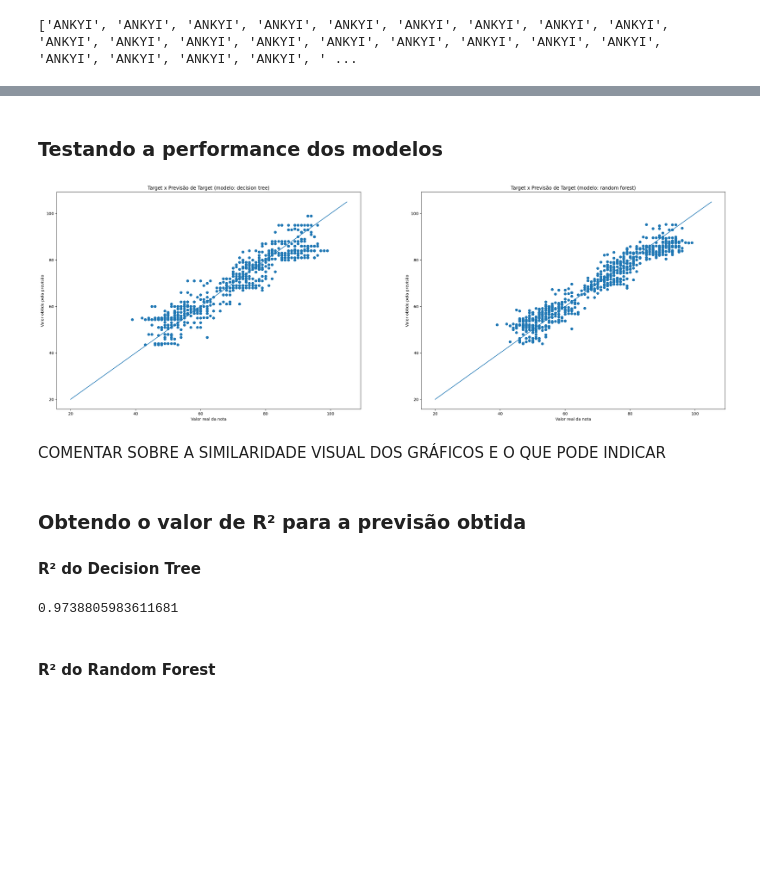
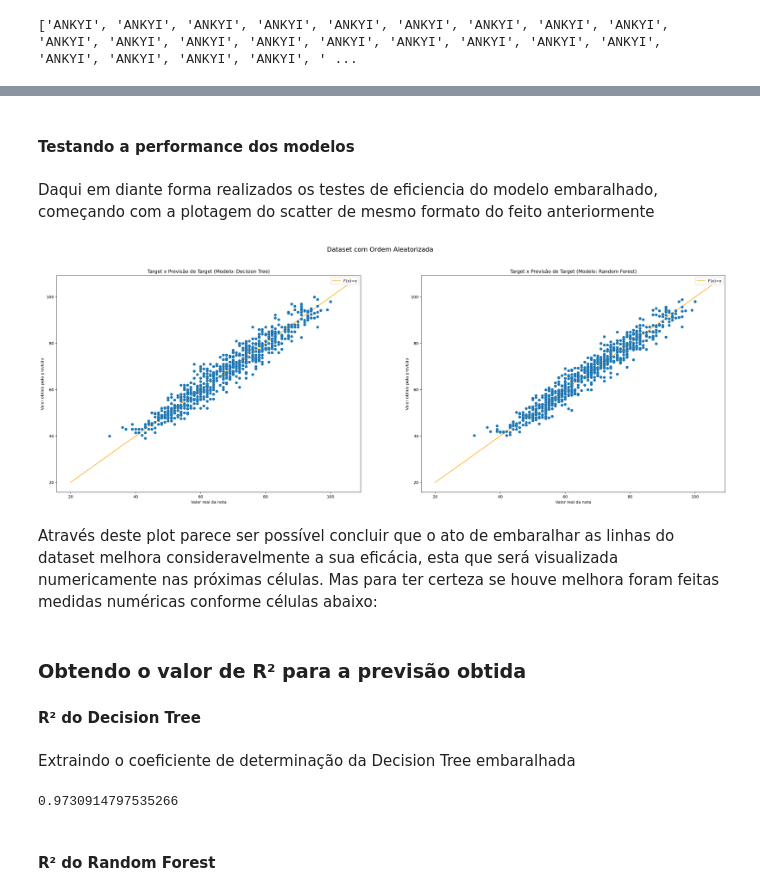
Before and after one commit to arieltl/proj2_cdados, a Jupyter notebook: projeto.ipynb, the cells around one changed output, grey strips where cells are left out. Drawn from its saved outputs; the diff is of its cells as text; code cells hidden in the pictures; blank space fills up the shorter version.

```diff
--- a/projeto.ipynb
+++ b/projeto.ipynb
@@ -201,3 +183,6 @@ f_data.drop(columns='gender')
+# %%
+f_data.drop(columns='gender',inplace=True)
+features = list(filter(lambda x: x!= 'gender', features))
 # %% [markdown]
 Alguns destes histogramas, comparando a distribuição entre os dois valores das variáveis binárias, ressaltam um grande impacto na nota dos alunos, como por exemplo se a escola é pública ou particular. Uma quantidade quase irrelevante dos estudantes de escola particular tiram nota vermelha, enquanto uma quantidade extremamente significante dos alunos de escola pública fazem o mesmo. Isso indica que o tipo de escola onde o aluno estuda é um forte influenciador na nota.
 
@@ -209,7 +194,7 @@ inters = [(schools[i], lunch[j]) for i in range(2) for j in range(2)]
 plt.figure(figsize=(30,10))
 for i,inter in enumerate(inters):
     plt.subplot(221+i)
-    plt.title(str(inter))
+    plt.title(f'Histograma notas para schol_type={inter[0]} e lunch={inter[1]}')
     ax = f_data.loc[(f_data.school_type == inter[0]) & (f_data.lunch == inter[1]),"posttest"].hist(edgecolor = 'white', bins = g_bins, density = True)
     color_red(ax,6)
 plt.show()
@@ -322,11 +320,15 @@ Index(['school_setting', 'school_type', 'teaching_method', 'n_student',
 # %%
-plt.figure(figsize=(30,10))
+fig = plt.figure(figsize=(30,10))
 
 for title,col,i in zip(["(modelo: decision tree)","(modelo: random forest)"],[test.prediction_tree,test.prediction_forest],range(2)):
     plt.subplot(121+i)
     plt.title(f'Target x Previsão de Target {title}')
-    plt.xlabel('Valor real da nota')
+    plt.xlabel('Valor real da notda')
     plt.ylabel('Valor obtido pela previsão')
-    plt.scatter(test.posttest,col)
-    plt.plot([20,105],[20,105])
+    plt.plot([20,105],[20,105],label='F(x)=x',color='orange',zorder=1)
+    plt.scatter(test.posttest,col,zorder=2)
+    plt.legend()
+fig.suptitle('Dataset ordenado por nome de escola', fontsize=16)
+
+plt.show()
 # %% [output]
@@ -374,26 +380,33 @@ r_test.head()
 # %% [markdown]
-### Testando a performance dos modelos
+#### Testando a performance dos modelos
+# %% [markdown]
+Daqui em diante forma realizados os testes de eficiencia do modelo embaralhado, começando com a plotagem do scatter de mesmo formato do feito anteriormente
 # %%
-plt.figure(figsize=(30,10))
+fig = plt.figure(figsize=(30,10))
 
-for title,col,i in zip(["(modelo: decision tree)","(modelo: random forest)"],[test.prediction_tree,test.prediction_forest],range(2)):
+for title,col,i in zip(["(Modelo: Decision Tree)","(Modelo: Random Forest)"],[r_test.prediction_tree,r_test.prediction_forest],range(2)):
     plt.subplot(121+i)
     plt.title(f'Target x Previsão de Target {title}')
     plt.xlabel('Valor real da nota')
     plt.ylabel('Valor obtido pela previsão')
-    plt.scatter(test.posttest,col)
-    plt.plot([20,105],[20,105])
+    plt.plot([20,105],[20,105],label='F(x)=x',color='orange',zorder=1)
+    plt.scatter(r_test.posttest,col,zorder=2)
+    plt.legend()
+fig.suptitle('Dataset com Ordem Aleatorizada', fontsize=16)
+plt.show()
 # %% [output]
-[figure, old version]
+[figure, new version]
-# %% [markdown]
-COMENTAR SOBRE A SIMILARIDADE VISUAL DOS GRÁFICOS E O QUE PODE INDICAR
+# %% [markdown]
+Através deste plot parece ser possível concluir que o ato de embaralhar as linhas do dataset melhora consideravelmente a sua eficácia, esta que será visualizada numericamente nas próximas células. Mas para ter certeza se houve melhora foram feitas medidas numéricas conforme células abaixo:
 # %% [markdown]
 ### Obtendo o valor de R² para a previsão obtida
 
 #### R² do Decision Tree
+# %% [markdown]
+Extraindo o coeficiente de determinação da Decision Tree embaralhada
 # %%
 r_tree.score(test.loc[:,features],test.loc[:,target])
 # %% [output]
-0.9738805983611681
+0.9730914797535266
 # %% [markdown]
 #### R² do Random Forest
```
Also changed, not shown: parts of 57 cells of this notebook.
